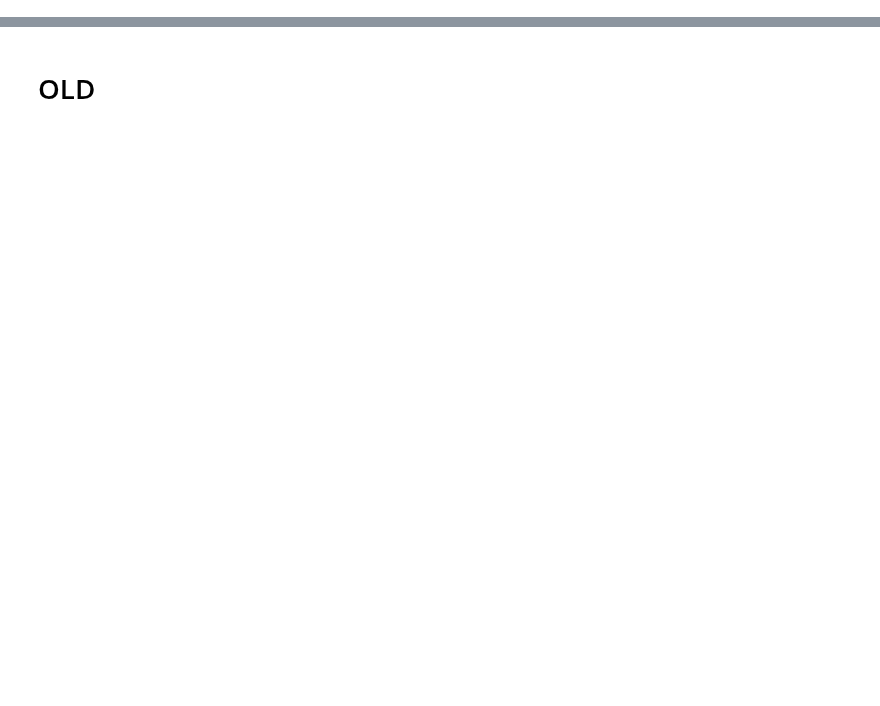
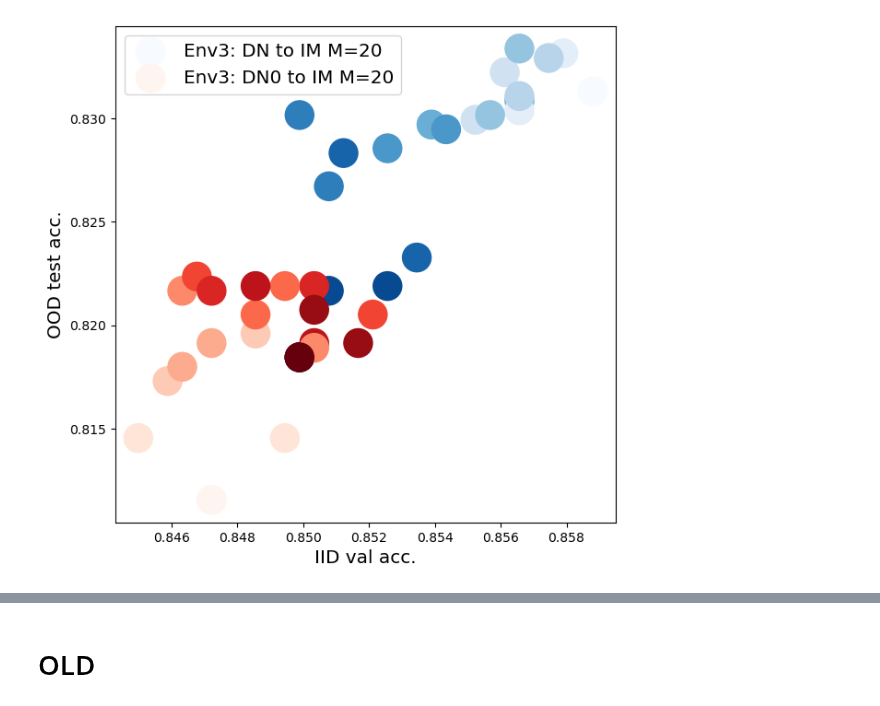
Before and after one commit to alexrame/domainbedv2, a Jupyter notebook: notebooks/diwa_diversity_versus_accuracy_home.ipynb, the cells around one changed output, grey strips where cells are left out. Cells and saved outputs as stored; diff of their text form; code cells hidden in the pictures; blank space fills up the shorter version.

```diff
--- a/notebooks/diwa_diversity_versus_accuracy_home.ipynb
+++ b/notebooks/diwa_diversity_versus_accuracy_home.ipynb
@@ -106,0 +54,14 @@ fig = plot_diversity_aux(home0_div_rft.l, labels=home0_div_rft.labels, key="divr
+# %%
+list_indexes = 0+np.array([15, 16])
+fig_dr = plot.plot_key(
+    home0_llm_idit_filter.l,
+    key1="train_acc",
+    key2="acc",
+    labels=home0_llm_idit_filter.labels,
+    order=0,
+    loc="upper left",
+    list_indexes=list_indexes,
+    keycolor="weighting",
+)
+# %% [output]
+[figure, added]
```
Also changed, not shown: parts of 129 cells of this notebook, 15 other files.
